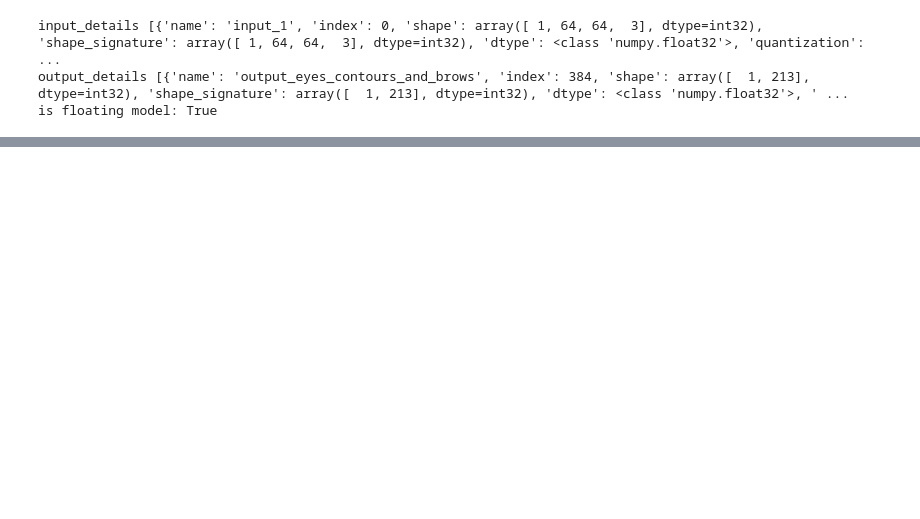
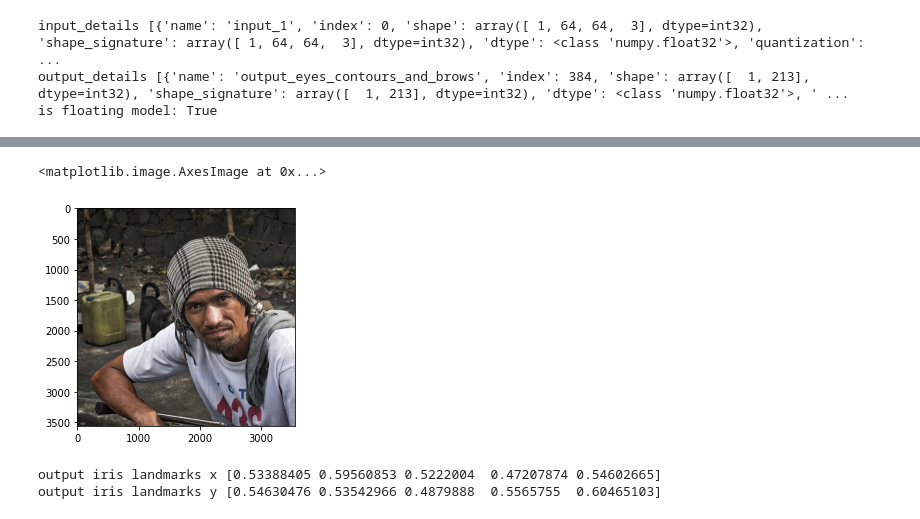
Before and after one commit to furkanyilmaz75/stackoverflow, a Jupyter notebook: mediapipe_iris_2d_landmarks.ipynb, the cells around one changed output, grey strips where cells are left out. Drawn from its saved outputs; the diff is of its cells as text; code cells hidden in the pictures; blank space fills up the shorter version.

```diff
--- a/mediapipe_iris_2d_landmarks.ipynb
+++ b/mediapipe_iris_2d_landmarks.ipynb
@@ -83,0 +116,6 @@ output eye landmarks x [0.35117516 0.38272172 0.41699478 0.4609751  0.523182   0
+# %%
+image_cropped = image[:image.shape[0], :image.shape[0], ::-1] # crop to avoid letterboxing step
+plt.imshow(image_cropped)
+# %% [output]
+<matplotlib.image.AxesImage at 0x...>
+[figure, added]
@@ -83,0 +133,6 @@ output eye landmarks x [0.35117516 0.38272172 0.41699478 0.4609751  0.523182   0
+# %%
+print(f'output iris landmarks x {output_iris[::3]/64.0}') # tflite_tensors_to_landmarks_calculator normalization
+print(f'output iris landmarks y {output_iris[1::3]/64.0}')
+# %% [output]
+output iris landmarks x [0.53388405 0.59560853 0.5222004  0.47207874 0.54602665]
+output iris landmarks y [0.54630476 0.53542966 0.4879888  0.5565755  0.60465103]
```
Also changed, not shown: parts of 13 cells of this notebook.
